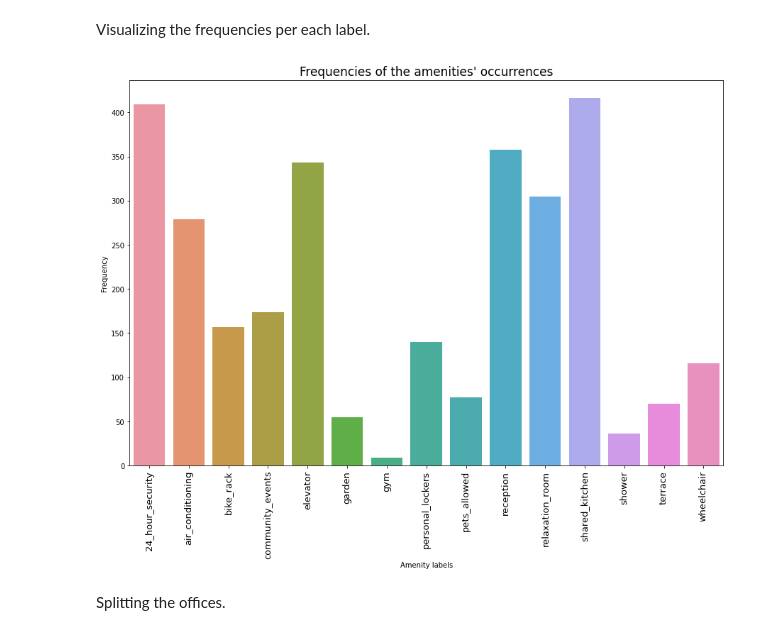
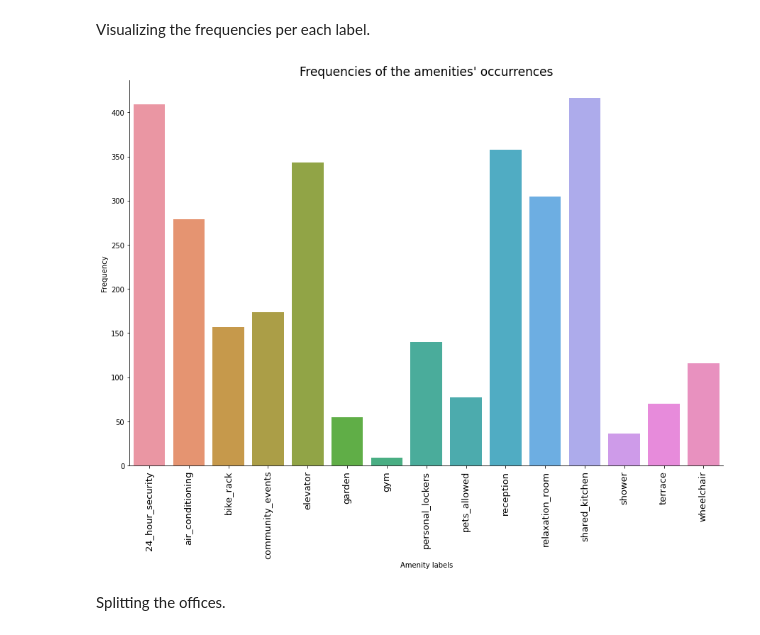
Before and after one commit to petr-ngn/CNN_Real_Estate_Offices_Amenities_Listing, a Jupyter notebook: CNN_Real_Estate_Offices_Amenities_Listing.ipynb, the cells around one changed output. Cells and saved outputs as stored; diff of their text form; code cells hidden in the pictures.

```diff
--- a/CNN_Real_Estate_Offices_Amenities_Listing.ipynb
+++ b/CNN_Real_Estate_Offices_Amenities_Listing.ipynb
@@ -138,15 +137,18 @@ Visualizing the frequencies per each label.
 # %%
 plot_df = pd.DataFrame(df[label_names].sum(), columns = ['count']).reset_index().rename(columns = {'index':'labels'})
 plt.figure(figsize = (15, 10))
 sns.barplot(plot_df['labels'], plot_df['count'])
 plt.xticks(rotation = 90, size = 13)
 plt.title("Frequencies of the amenities' occurrences", size = 17)
 plt.ylabel('Frequency')
 plt.xlabel('Amenity labels')
+axes = plt.gca()
+axes.spines['top'].set_visible(False)
+axes.spines['right'].set_visible(False)
 plt.savefig('plots/Amenities Distribution/Frequency_Distribution_Labels.png')
 plt.show()
 # %% [output]
-[figure, old version]
+[figure, new version]
 # %% [markdown]
 Splitting the offices.
 # %%
```
Also changed, not shown: parts of 36 cells of this notebook.
